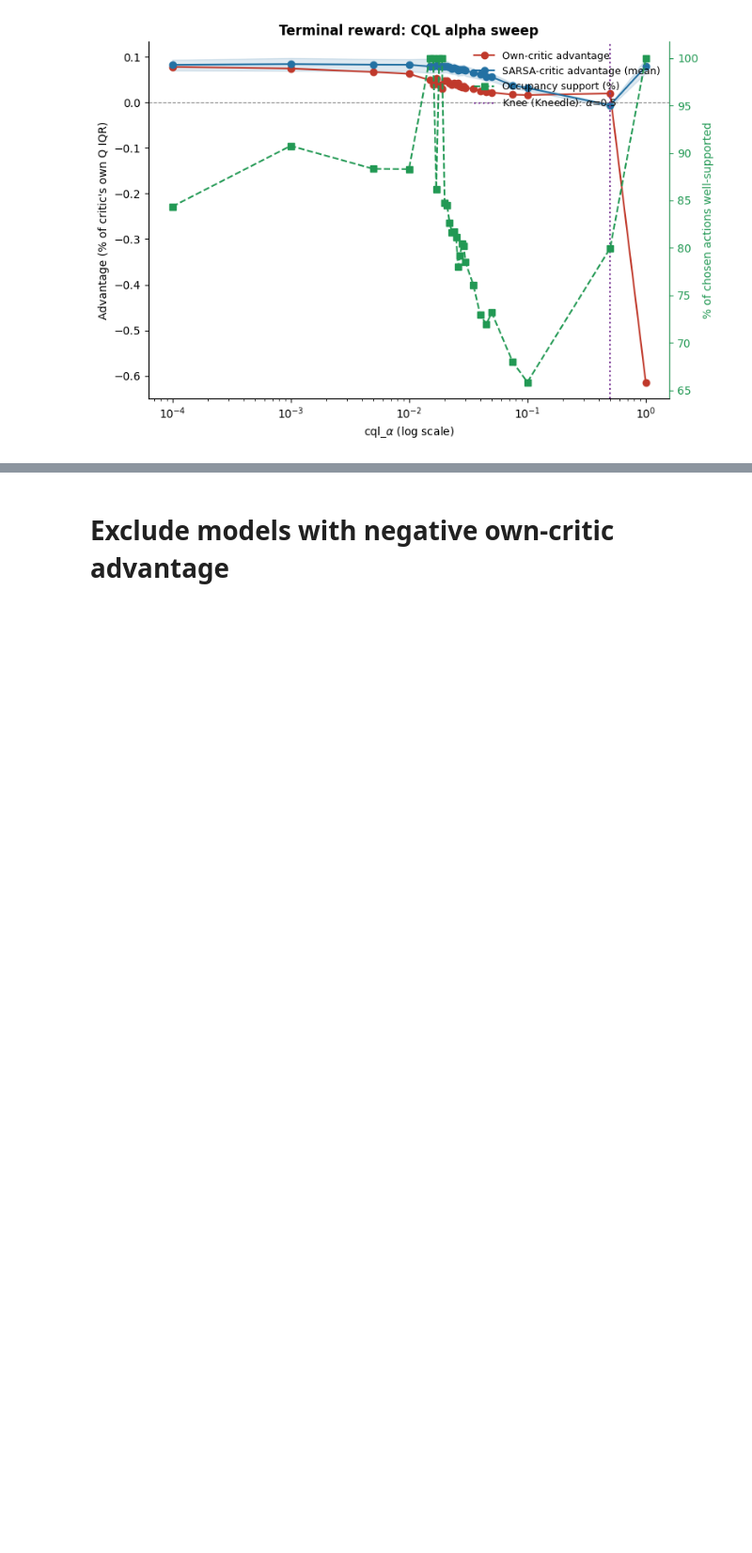
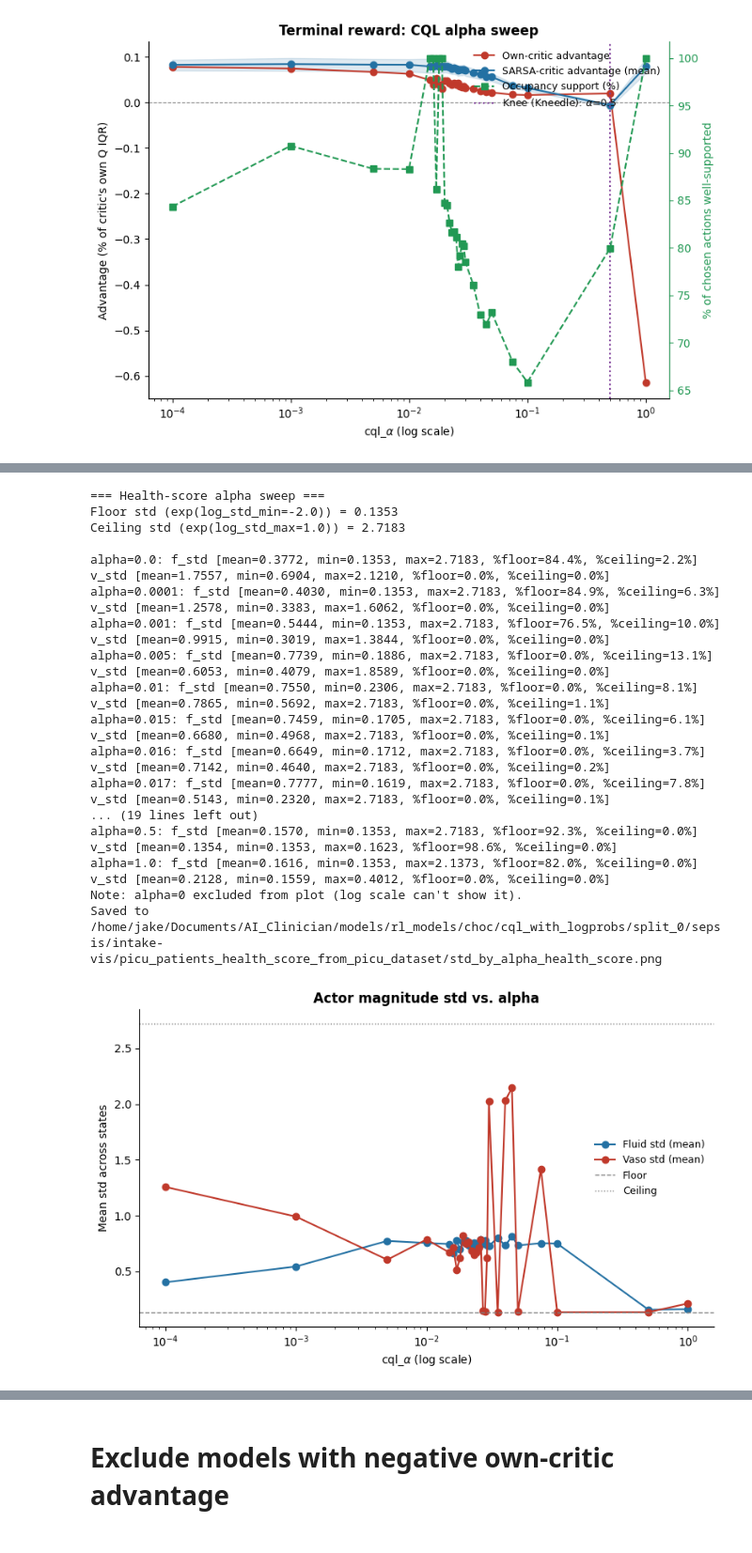
Before and after one commit to jakeormond/ai_clinician_pediatric_rl, a Jupyter notebook: src/rl/evaluate_cql_alpha_sweep.ipynb, the cells around one changed output, grey strips where cells are left out. Shown at 94% size. Drawn from its saved outputs; the diff is of its cells as text; code cells hidden in the pictures; blank space fills up the shorter version.

Commit message:
running wider cql alpha sweep

```diff
--- a/src/rl/evaluate_cql_alpha_sweep.ipynb
+++ b/src/rl/evaluate_cql_alpha_sweep.ipynb
@@ -421,0 +431,24 @@ Saved to /home/jake/Documents/AI_Clinician/models/rl_models/choc/cql_with_logpro
+# %%
+print("=== Health-score alpha sweep ===")
+results_std_hs = std_check.check_std_by_alpha(cql_health_score_by_alpha, processors['val'])
+fig = std_check.plot_std_by_alpha(results_std_hs, log_x=True, save_path=os.path.join(cql_model_dir, "std_by_alpha_health_score.png"))
+fig
+# %% [output]
+=== Health-score alpha sweep ===
+Floor std (exp(log_std_min=-2.0)) = 0.1353
+Ceiling std (exp(log_std_max=1.0)) = 2.7183
+
+alpha=0.0: f_std [mean=0.3772, min=0.1353, max=2.7183, %floor=84.4%, %ceiling=2.2%]  v_std [mean=1.7557, min=0.6904, max=2.1210, %floor=0.0%, %ceiling=0.0%]
+alpha=0.0001: f_std [mean=0.4030, min=0.1353, max=2.7183, %floor=84.9%, %ceiling=6.3%]  v_std [mean=1.2578, min=0.3383, max=1.6062, %floor=0.0%, %ceiling=0.0%]
+alpha=0.001: f_std [mean=0.5444, min=0.1353, max=2.7183, %floor=76.5%, %ceiling=10.0%]  v_std [mean=0.9915, min=0.3019, max=1.3844, %floor=0.0%, %ceiling=0.0%]
+alpha=0.005: f_std [mean=0.7739, min=0.1886, max=2.7183, %floor=0.0%, %ceiling=13.1%]  v_std [mean=0.6053, min=0.4079, max=1.8589, %floor=0.0%, %ceiling=0.0%]
+alpha=0.01: f_std [mean=0.7550, min=0.2306, max=2.7183, %floor=0.0%, %ceiling=8.1%]  v_std [mean=0.7865, min=0.5692, max=2.7183, %floor=0.0%, %ceiling=1.1%]
+alpha=0.015: f_std [mean=0.7459, min=0.1705, max=2.7183, %floor=0.0%, %ceiling=6.1%]  v_std [mean=0.6680, min=0.4968, max=2.7183, %floor=0.0%, %ceiling=0.1%]
+alpha=0.016: f_std [mean=0.6649, min=0.1712, max=2.7183, %floor=0.0%, %ceiling=3.7%]  v_std [mean=0.7142, min=0.4640, max=2.7183, %floor=0.0%, %ceiling=0.2%]
+alpha=0.017: f_std [mean=0.7777, min=0.1619, max=2.7183, %floor=0.0%, %ceiling=7.8%]  v_std [mean=0.5143, min=0.2320, max=2.7183, %floor=0.0%, %ceiling=0.1%]
+... (19 lines left out)
+alpha=0.5: f_std [mean=0.1570, min=0.1353, max=2.7183, %floor=92.3%, %ceiling=0.0%]  v_std [mean=0.1354, min=0.1353, max=0.1623, %floor=98.6%, %ceiling=0.0%]
+alpha=1.0: f_std [mean=0.1616, min=0.1353, max=2.1373, %floor=82.0%, %ceiling=0.0%]  v_std [mean=0.2128, min=0.1559, max=0.4012, %floor=0.0%, %ceiling=0.0%]
+Note: alpha=0 excluded from plot (log scale can't show it).
+Saved to /home/jake/Documents/AI_Clinician/models/rl_models/choc/cql_with_logprobs/split_0/sepsis/intake-vis/picu_patients_health_score_from_picu_dataset/std_by_alpha_health_score.png
+[figure, added]
```
Also changed, not shown: parts of 2 cells of this notebook, 1 other file.
